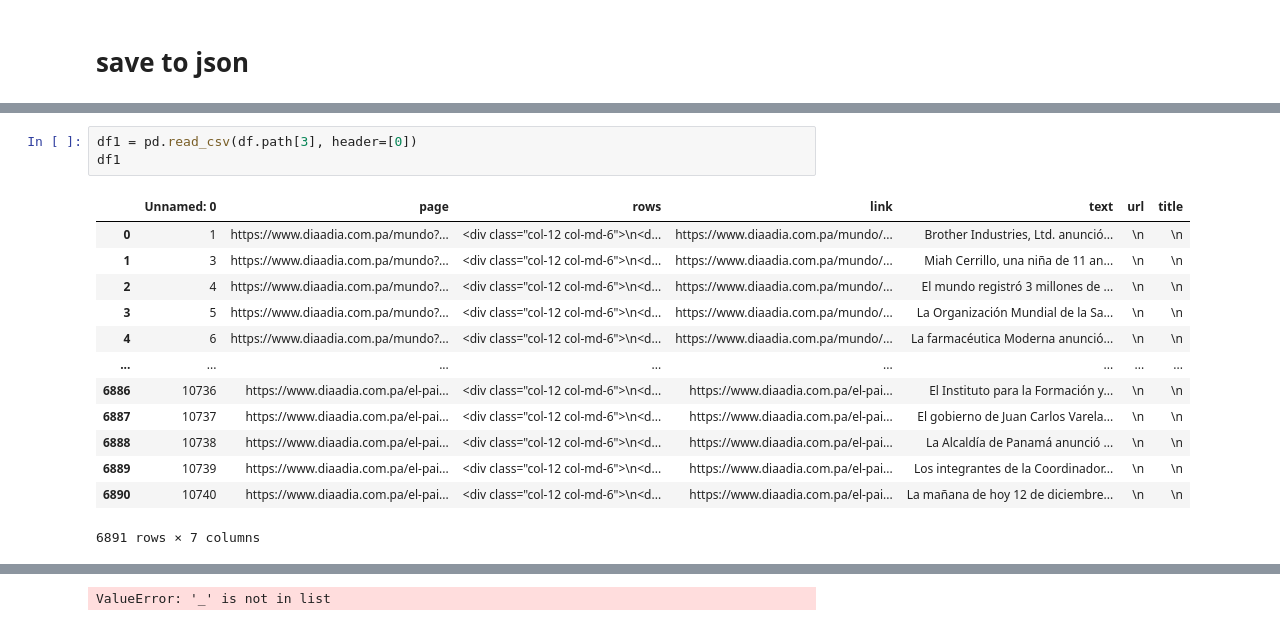
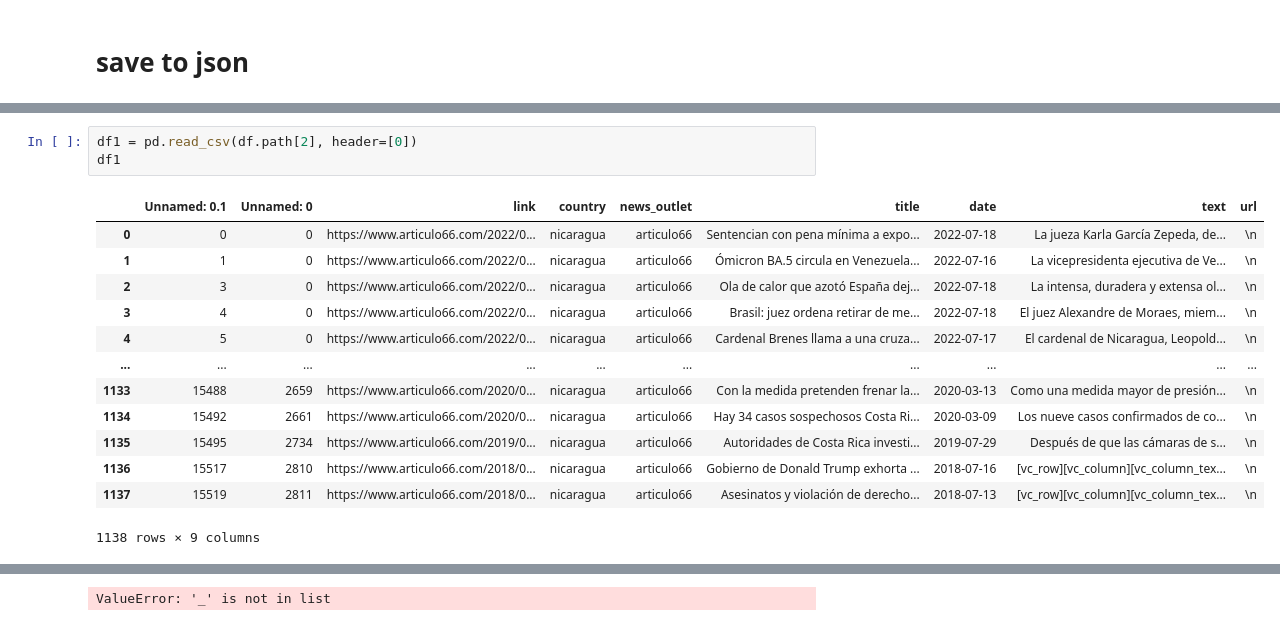
Before and after one commit to Zwd798/conflibert-spanish, a Jupyter notebook: Filter/PanamaProcess.ipynb, the cells around one changed output, grey strips where cells are left out. Saved outputs shown, nothing was run; the diff lists cells and outputs as text.

```diff
--- a/Filter/PanamaProcess.ipynb
+++ b/Filter/PanamaProcess.ipynb
@@ -550,20 +565,20 @@ FileExistsError: [WinError 183] Cannot create a file when that file already exis
 # %%
-df1 = pd.read_csv(df.path[3], header=[0])
+df1 = pd.read_csv(df.path[2], header=[0])
 df1
 # %% [output]
-|  | Unnamed: 0 | page | rows | link | text | url | title |
-| 0 | 1 | https://www.diaadia.com.pa/mundo?... | <div class="col-12 col-md-6">\n<d... | https://www.diaadia.com.pa/mundo/... | Brother Industries, Ltd. anunció... | \n | \n |
-| 1 | 3 | https://www.diaadia.com.pa/mundo?... | <div class="col-12 col-md-6">\n<d... | https://www.diaadia.com.pa/mundo/... | Miah Cerrillo, una niña de 11 an... | \n | \n |
-| 2 | 4 | https://www.diaadia.com.pa/mundo?... | <div class="col-12 col-md-6">\n<d... | https://www.diaadia.com.pa/mundo/... | El mundo registró 3 millones de ... | \n | \n |
-| 3 | 5 | https://www.diaadia.com.pa/mundo?... | <div class="col-12 col-md-6">\n<d... | https://www.diaadia.com.pa/mundo/... | La Organización Mundial de la Sa... | \n | \n |
-| 4 | 6 | https://www.diaadia.com.pa/mundo?... | <div class="col-12 col-md-6">\n<d... | https://www.diaadia.com.pa/mundo/... | La farmacéutica Moderna anunció... | \n | \n |
-| ... | ... | ... | ... | ... | ... | ... | ... |
-| 6886 | 10736 | https://www.diaadia.com.pa/el-pai... | <div class="col-12 col-md-6">\n<d... | https://www.diaadia.com.pa/el-pai... | El Instituto para la Formación y... | \n | \n |
-| 6887 | 10737 | https://www.diaadia.com.pa/el-pai... | <div class="col-12 col-md-6">\n<d... | https://www.diaadia.com.pa/el-pai... | El gobierno de Juan Carlos Varela... | \n | \n |
-| 6888 | 10738 | https://www.diaadia.com.pa/el-pai... | <div class="col-12 col-md-6">\n<d... | https://www.diaadia.com.pa/el-pai... | La Alcaldía de Panamá anunció ... | \n | \n |
-| 6889 | 10739 | https://www.diaadia.com.pa/el-pai... | <div class="col-12 col-md-6">\n<d... | https://www.diaadia.com.pa/el-pai... | Los integrantes de la Coordinador... | \n | \n |
-| 6890 | 10740 | https://www.diaadia.com.pa/el-pai... | <div class="col-12 col-md-6">\n<d... | https://www.diaadia.com.pa/el-pai... | La mañana de hoy 12 de diciembre... | \n | \n |
+|  | Unnamed: 0.1 | Unnamed: 0 | link | country | news_outlet | title | date | text | url |
+| 0 | 0 | 0 | https://www.articulo66.com/2022/0... | nicaragua | articulo66 | Sentencian con pena mínima a expo... | 2022-07-18 | La jueza Karla García Zepeda, de... | \n |
+| 1 | 1 | 0 | https://www.articulo66.com/2022/0... | nicaragua | articulo66 | Ómicron BA.5 circula en Venezuela... | 2022-07-16 | La vicepresidenta ejecutiva de Ve... | \n |
+| 2 | 3 | 0 | https://www.articulo66.com/2022/0... | nicaragua | articulo66 | Ola de calor que azotó España dej... | 2022-07-18 | La intensa, duradera y extensa ol... | \n |
+| 3 | 4 | 0 | https://www.articulo66.com/2022/0... | nicaragua | articulo66 | Brasil: juez ordena retirar de me... | 2022-07-18 | El juez Alexandre de Moraes, miem... | \n |
+| 4 | 5 | 0 | https://www.articulo66.com/2022/0... | nicaragua | articulo66 | Cardenal Brenes llama a una cruza... | 2022-07-17 | El cardenal de Nicaragua, Leopold... | \n |
+| ... | ... | ... | ... | ... | ... | ... | ... | ... | ... |
+| 1133 | 15488 | 2659 | https://www.articulo66.com/2020/0... | nicaragua | articulo66 | Con la medida pretenden frenar la... | 2020-03-13 | Como una medida mayor de presión... | \n |
+| 1134 | 15492 | 2661 | https://www.articulo66.com/2020/0... | nicaragua | articulo66 | Hay 34 casos sospechosos Costa Ri... | 2020-03-09 | Los nueve casos confirmados de co... | \n |
+| 1135 | 15495 | 2734 | https://www.articulo66.com/2019/0... | nicaragua | articulo66 | Autoridades de Costa Rica investi... | 2019-07-29 | Después de que las cámaras de s... | \n |
+| 1136 | 15517 | 2810 | https://www.articulo66.com/2018/0... | nicaragua | articulo66 | Gobierno de Donald Trump exhorta ... | 2018-07-16 | [vc_row][vc_column][vc_column_tex... | \n |
+| 1137 | 15519 | 2811 | https://www.articulo66.com/2018/0... | nicaragua | articulo66 | Asesinatos y violación de derecho... | 2018-07-13 | [vc_row][vc_column][vc_column_tex... | \n |
-6891 rows × 7 columns
+1138 rows × 9 columns
 # %%
 def convert_json_tar(filename, json_file, tar_file):
     df1 = pd.read_csv(filename, header=[0])
```
Also changed, not shown: parts of 15 cells of this notebook.
